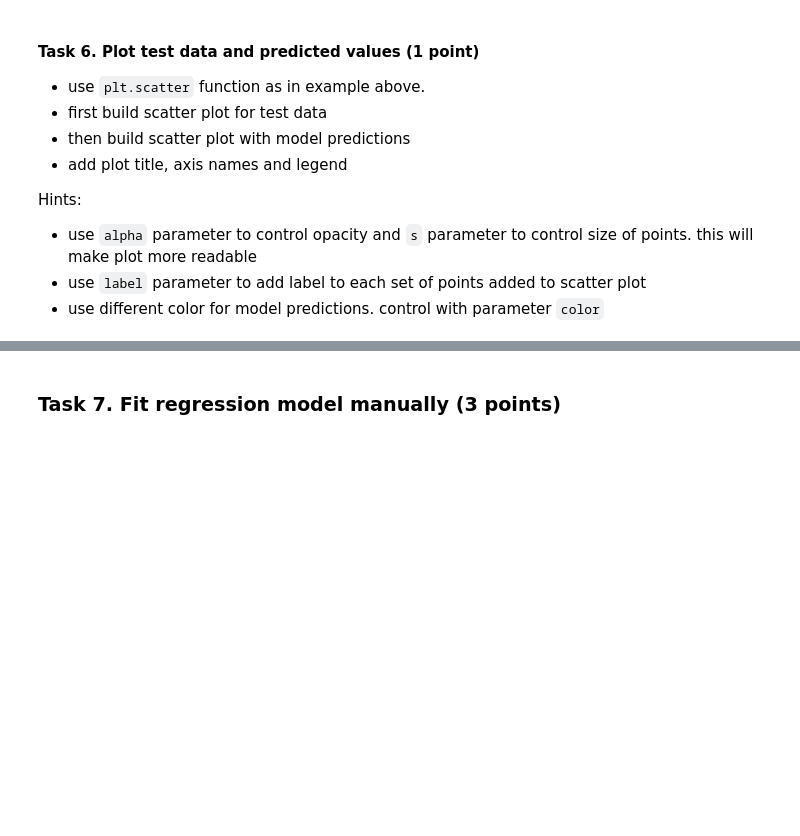
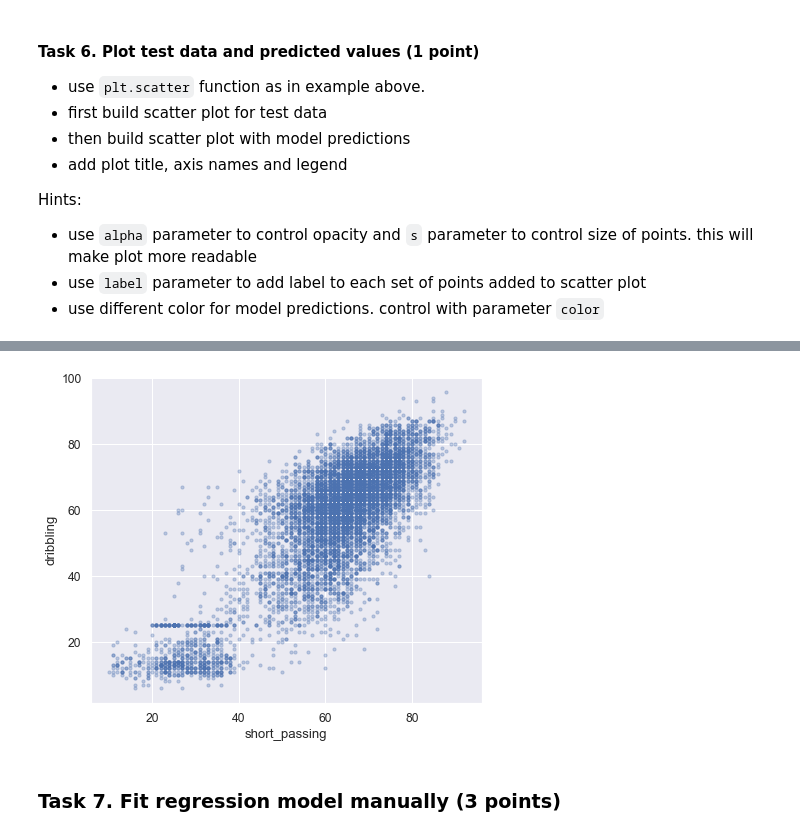
Before and after one commit to ssavelyeva1/RS_School_ML_Intro-Cross-checks, a Jupyter notebook: module_3_linear_regression/linear_regression.ipynb, the cells around one changed output, grey strips where cells are left out. Cells and saved outputs as stored; diff of their text form; code cells hidden in the pictures; blank space fills up the shorter version.

```diff
--- a/module_3_linear_regression/linear_regression.ipynb
+++ b/module_3_linear_regression/linear_regression.ipynb
@@ -559,3 +670,9 @@ Hints:
+# %%
+plt.scatter(x=x_train, y=y_train, alpha=0.3, s=10);
+plt.xlabel('short_passing');
+plt.ylabel('dribbling');
+# %% [output]
+[figure, added]
 # %% [markdown]
 ### Task 7.  Fit regression model manually (3 points)
 # %% [markdown]
```
Also changed, not shown: parts of 69 cells of this notebook.
